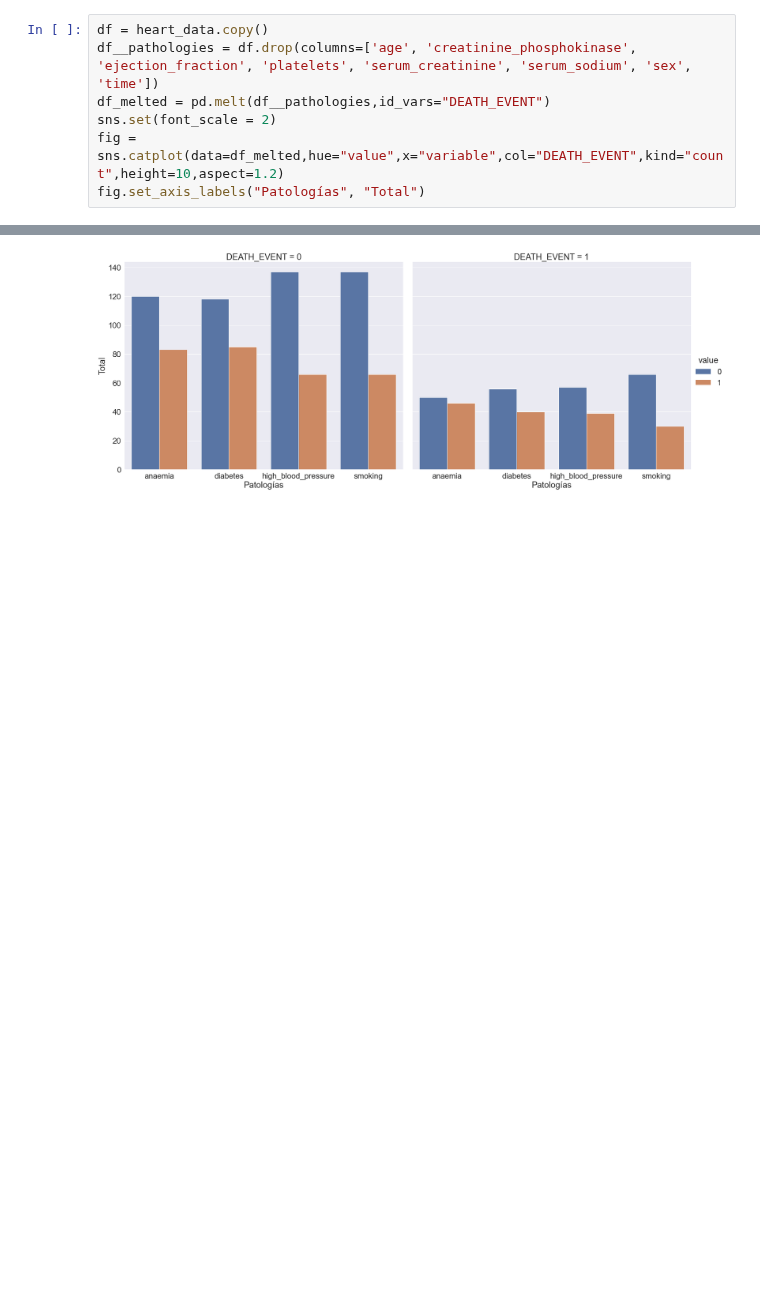
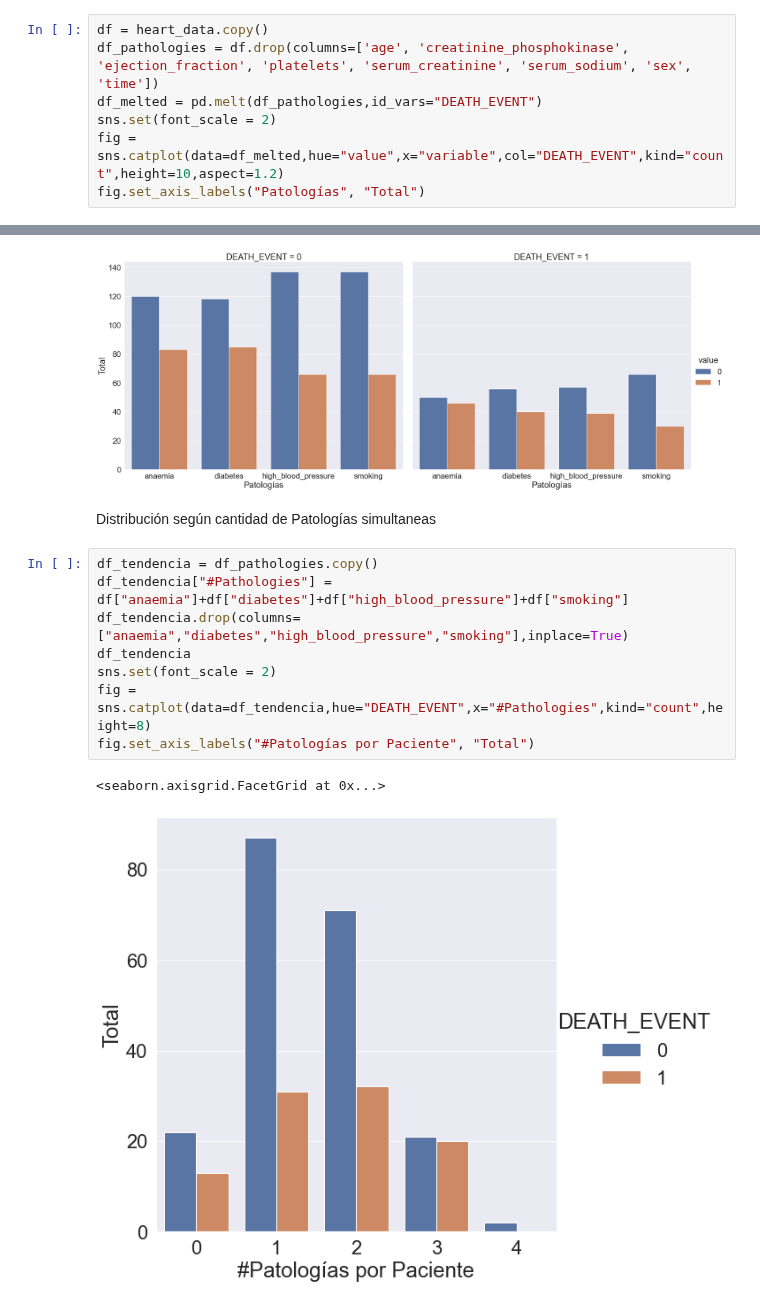
Before and after one commit to JaviCeRodriguez/Heart-Failure-ML, a Jupyter notebook: prueba.ipynb, the cells around one changed output, grey strips where cells are left out. Drawn from its saved outputs; the diff is of its cells as text; blank space fills up the shorter version.

Commit message:
Agrego CatPlot Distribución según #Patologías

```diff
--- a/prueba.ipynb
+++ b/prueba.ipynb
@@ -72,11 +72,24 @@ plot_bar(data=p_surv, index=['Survivors', 'Deaths'])
 Relación Patologías con #Muertos
 # %%
 df = heart_data.copy()
-df__pathologies = df.drop(columns=['age', 'creatinine_phosphokinase', 'ejection_fraction', 'platelets', 'serum_creatinine', 'serum_sodium', 'sex', 'time'])
-df_melted = pd.melt(df__pathologies,id_vars="DEATH_EVENT")
+df_pathologies = df.drop(columns=['age', 'creatinine_phosphokinase', 'ejection_fraction', 'platelets', 'serum_creatinine', 'serum_sodium', 'sex', 'time'])
+df_melted = pd.melt(df_pathologies,id_vars="DEATH_EVENT")
 sns.set(font_scale = 2)
 fig = sns.catplot(data=df_melted,hue="value",x="variable",col="DEATH_EVENT",kind="count",height=10,aspect=1.2)
 fig.set_axis_labels("Patologías", "Total")
 # %% [output]
 <seaborn.axisgrid.FacetGrid at 0x...>
 [figure]
+# %% [markdown]
+Distribución según cantidad de Patologías simultaneas
+# %%
+df_tendencia = df_pathologies.copy()
+df_tendencia["#Pathologies"] = df["anaemia"]+df["diabetes"]+df["high_blood_pressure"]+df["smoking"]
+df_tendencia.drop(columns=["anaemia","diabetes","high_blood_pressure","smoking"],inplace=True)
+df_tendencia
+sns.set(font_scale = 2)
+fig = sns.catplot(data=df_tendencia,hue="DEATH_EVENT",x="#Pathologies",kind="count",height=8)
+fig.set_axis_labels("#Patologías por Paciente", "Total")
+# %% [output]
+<seaborn.axisgrid.FacetGrid at 0x...>
+[figure, added]
```
